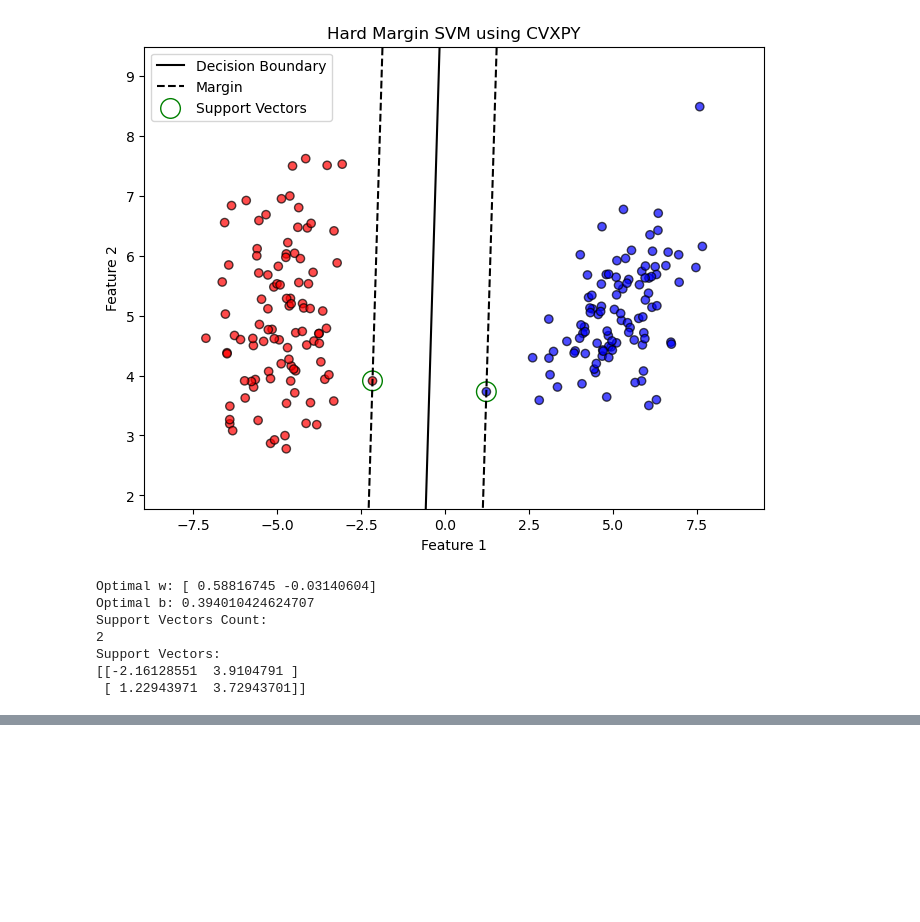
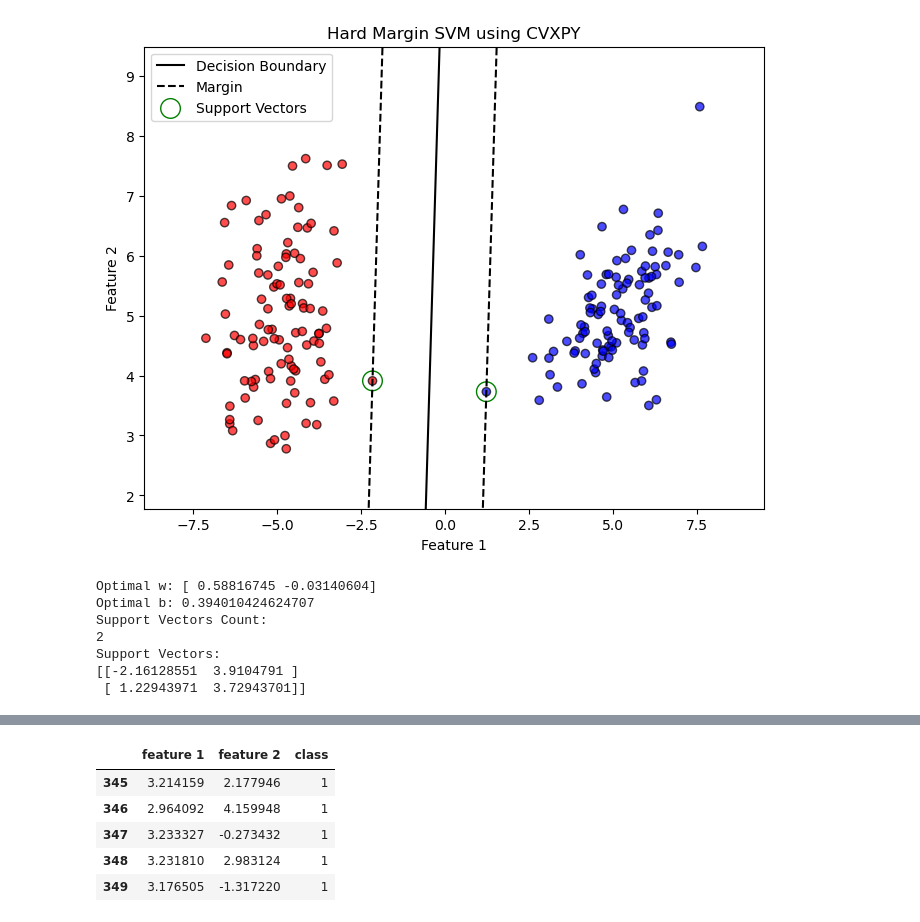
Before and after one commit to mjmousavi97/MachinLearning-TehranUni-2024, a Jupyter notebook: Projects/08 pro/src/main.ipynb, the cells around one changed output, grey strips where cells are left out. Saved outputs shown, nothing was run; the diff lists cells and outputs as text; code cells hidden in the pictures; blank space fills up the shorter version.

```diff
--- a/Projects/08 pro/src/main.ipynb
+++ b/Projects/08 pro/src/main.ipynb
@@ -152,0 +346,9 @@ Support Vectors:
+# %%
+df2.tail(5)
+# %% [output]
+|  | feature 1 | feature 2 | class |
+| 345 | 3.214159 | 2.177946 | 1 |
+| 346 | 2.964092 | 4.159948 | 1 |
+| 347 | 3.233327 | -0.273432 | 1 |
+| 348 | 3.231810 | 2.983124 | 1 |
+| 349 | 3.176505 | -1.317220 | 1 |
```
Also changed, not shown: parts of 12 cells of this notebook.
